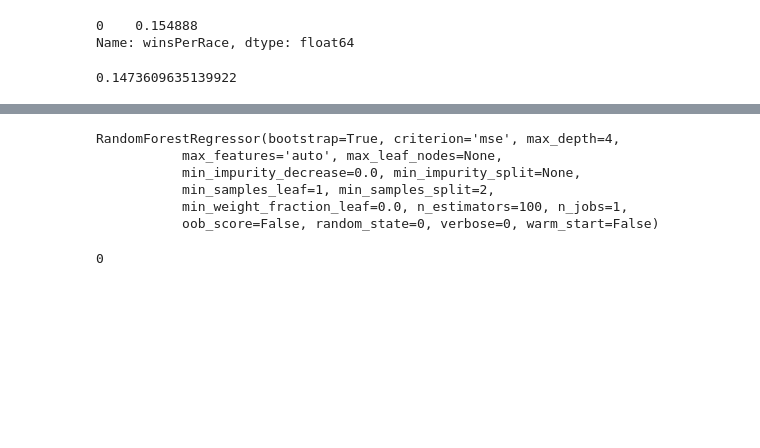
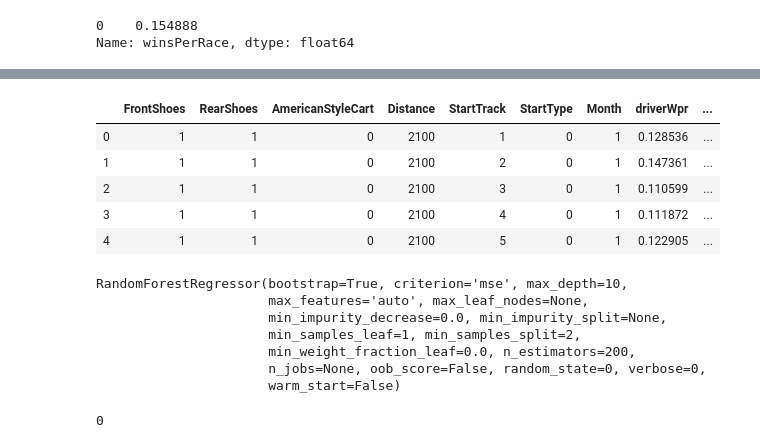
Before and after one commit to ThreeHorsemen/TrottingAnalyzer, a Jupyter notebook: win_predictor.ipynb, the cells around one changed output, grey strips where cells are left out. Saved outputs shown, nothing was run; the diff lists cells and outputs as text; code cells hidden in the pictures; blank space fills up the shorter version.

Commit message:
RandomForestRegressor based on winratios, low race counts removed

```diff
--- a/win_predictor.ipynb
+++ b/win_predictor.ipynb
@@ -35,9 +35,11 @@ data.StartType = data.StartType.replace(to_replace=['CAR_START', 'VOLT_START'],
 # %%
 coach_df = pd.read_csv('coaches.csv')
 driver_df = pd.read_csv('drivers.csv')
+horse_df = pd.read_csv('horses.csv')
 
 driver_df.columns = ['name', 'count',  'wins',  'winsPerRace',   'meanOdds',  'oddsTotal']
 coach_df.columns = ['name', 'count',  'wins',  'winsPerRace',   'meanOdds',  'oddsTotal']
+horse_df.columns = ['name', 'count',  'wins',  'winsPerRace',   'meanOdds',  'oddsTotal']
 
 #print(driver_df.head())
 
@@ -50,13 +52,16 @@ Name: winsPerRace, dtype: float64
 
 coachWprList = []
 driverWprList = []
+horseWprList = []
 
 coaches = {}
 drivers = {}
+horses = {}
 
 for i, row in data.iterrows():
     coachName = row['CoachName']
     driverName = row['DriverName']
+    horseName = row['Name']
 
     if driverName not in drivers:
         driverWpr = (driver_df.loc[driver_df['name'] == driverName]).winsPerRace
@@ -70,15 +75,19 @@ for i, row in data.iterrows():
     else:
         coachWpr = coaches[coachName]
 
+    if horseName not in horses:
+        horseWpr = (horse_df.loc[horse_df['name'] == horseName]).winsPerRace
+        horses.update({horseName: horseWpr})
+    else:
+        horseWpr = horses[horseName]
+
     driverWprList.append(driverWpr)
     coachWprList.append(coachWpr)
+    horseWprList.append(horseWpr)
-# %%
-print(driverWprList[1].values[0])
-# %% [output]
-0.1473609635139922
 # %%
 data['driverWpr'] = [driverWprList[i].values[0] for i in range(len(driverWprList))]
 data['coachWpr'] = [coachWprList[i].values[0] for i in range(len(coachWprList))]
+data['horseWpr'] = [horseWprList[i].values[0] for i in range(len(horseWprList))]
 # %%
 data.head()
 # %% [output]
@@ -98,22 +107,30 @@ for column in columns_to_remove:
 y = data.Winner
 # %%
 X.head()
-X.to_csv('X.csv')
+#X.to_csv('X.csv')
+# %% [output]
+|  | FrontShoes | RearShoes | AmericanStyleCart | Distance | StartTrack | StartType | Month | driverWpr | ... |
+| 0 | 1 | 1 | 0 | 2100 | 1 | 0 | 1 | 0.128536 | ... |
+| 1 | 1 | 1 | 0 | 2100 | 2 | 0 | 1 | 0.147361 | ... |
+| 2 | 1 | 1 | 0 | 2100 | 3 | 0 | 1 | 0.110599 | ... |
+| 3 | 1 | 1 | 0 | 2100 | 4 | 0 | 1 | 0.111872 | ... |
+| 4 | 1 | 1 | 0 | 2100 | 5 | 0 | 1 | 0.122905 | ... |
 # %%
 from sklearn.ensemble import RandomForestRegressor
 from sklearn.model_selection import train_test_split
 # %%
 X_train, X_test, y_train, y_test = train_test_split(X, y, test_size=0.2, random_state=42)
 # %%
-model = RandomForestRegressor(n_estimators=100, max_depth=4, random_state=0)
+model = RandomForestRegressor(n_estimators=200, max_depth=10, random_state=0)
 model.fit(X_train, y_train)
 # %% [output]
-RandomForestRegressor(bootstrap=True, criterion='mse', max_depth=4,
-           max_features='auto', max_leaf_nodes=None,
-           min_impurity_decrease=0.0, min_impurity_split=None,
-           min_samples_leaf=1, min_samples_split=2,
-           min_weight_fraction_leaf=0.0, n_estimators=100, n_jobs=1,
-           oob_score=False, random_state=0, verbose=0, warm_start=False)
+RandomForestRegressor(bootstrap=True, criterion='mse', max_depth=10,
+                      max_features='auto', max_leaf_nodes=None,
+                      min_impurity_decrease=0.0, min_impurity_split=None,
+                      min_samples_leaf=1, min_samples_split=2,
+                      min_weight_fraction_leaf=0.0, n_estimators=200,
+                      n_jobs=None, oob_score=False, random_state=0, verbose=0,
+                      warm_start=False)
 # %%
 predictions = model.predict(X_test)
 # %%
```
Also changed, not shown: parts of 4 cells of this notebook, 7 other files.
